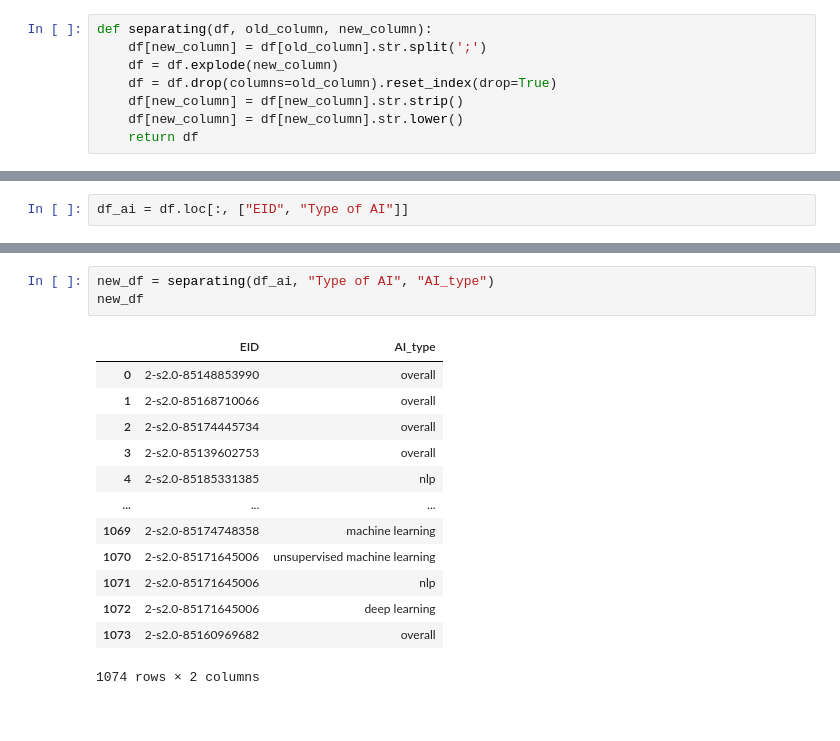
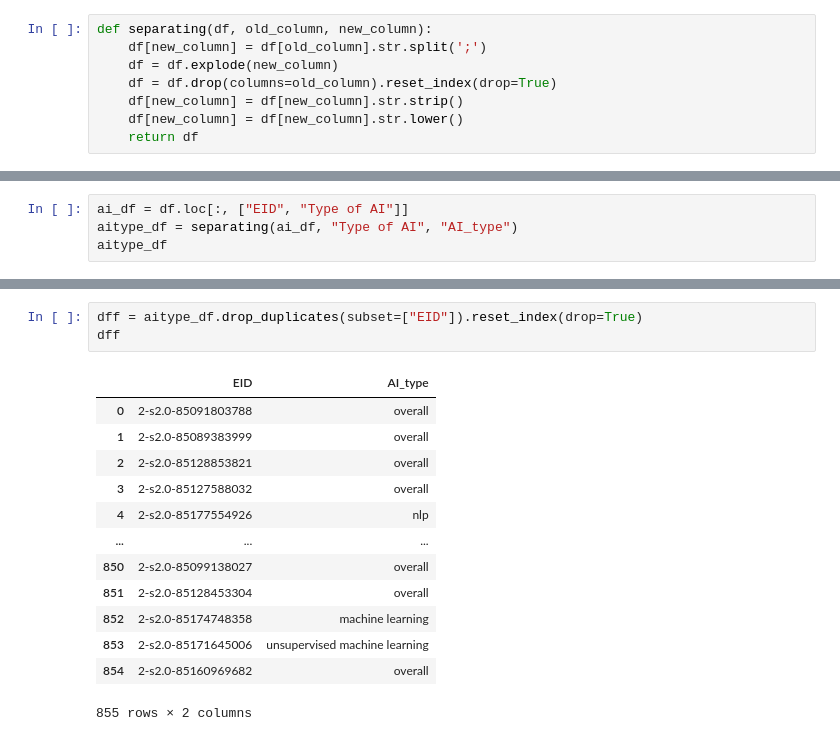
Before and after one commit to datagus/review_eda, a Jupyter notebook: analysis.ipynb, the cells around one changed output, grey strips where cells are left out. Cells and saved outputs as stored; diff of their text form.

Commit message:
duplicates removed

```diff
--- a/analysis.ipynb
+++ b/analysis.ipynb
@@ -111,2 +158,4 @@ def separating(df, old_column, new_column):
 # %%
-df_ai = df.loc[:, ["EID", "Type of AI"]]
+ai_df = df.loc[:, ["EID", "Type of AI"]]
+aitype_df = separating(ai_df, "Type of AI", "AI_type")
+aitype_df
@@ -113,17 +176,17 @@ df_ai = df.loc[:, ["EID", "Type of AI"]]
 # %%
-new_df = separating(df_ai, "Type of AI", "AI_type")
-new_df
+dff = aitype_df.drop_duplicates(subset=["EID"]).reset_index(drop=True)
+dff
 # %% [output]
 |  | EID | AI_type |
-| 0 | 2-s2.0-85148853990 | overall |
-| 1 | 2-s2.0-85168710066 | overall |
-| 2 | 2-s2.0-85174445734 | overall |
-| 3 | 2-s2.0-85139602753 | overall |
-| 4 | 2-s2.0-85185331385 | nlp |
+| 0 | 2-s2.0-85091803788 | overall |
+| 1 | 2-s2.0-85089383999 | overall |
+| 2 | 2-s2.0-85128853821 | overall |
+| 3 | 2-s2.0-85127588032 | overall |
+| 4 | 2-s2.0-85177554926 | nlp |
 | ... | ... | ... |
-| 1069 | 2-s2.0-85174748358 | machine learning |
-| 1070 | 2-s2.0-85171645006 | unsupervised machine learning |
-| 1071 | 2-s2.0-85171645006 | nlp |
-| 1072 | 2-s2.0-85171645006 | deep learning |
-| 1073 | 2-s2.0-85160969682 | overall |
+| 850 | 2-s2.0-85099138027 | overall |
+| 851 | 2-s2.0-85128453304 | overall |
+| 852 | 2-s2.0-85174748358 | machine learning |
+| 853 | 2-s2.0-85171645006 | unsupervised machine learning |
+| 854 | 2-s2.0-85160969682 | overall |
-1074 rows × 2 columns
+855 rows × 2 columns
```
Also changed, not shown: parts of 25 cells of this notebook.
